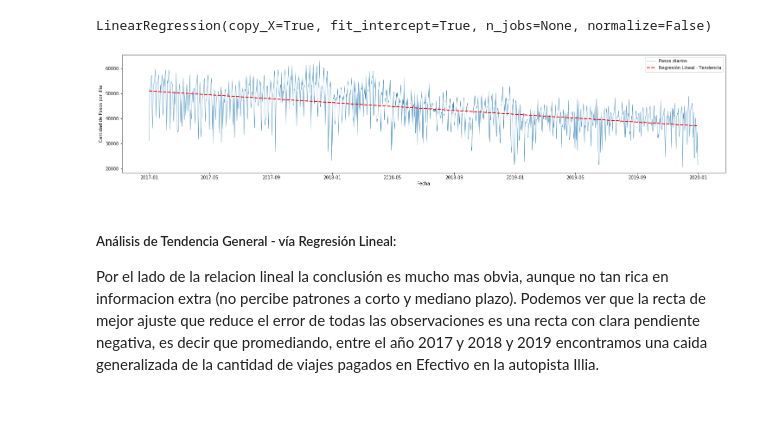
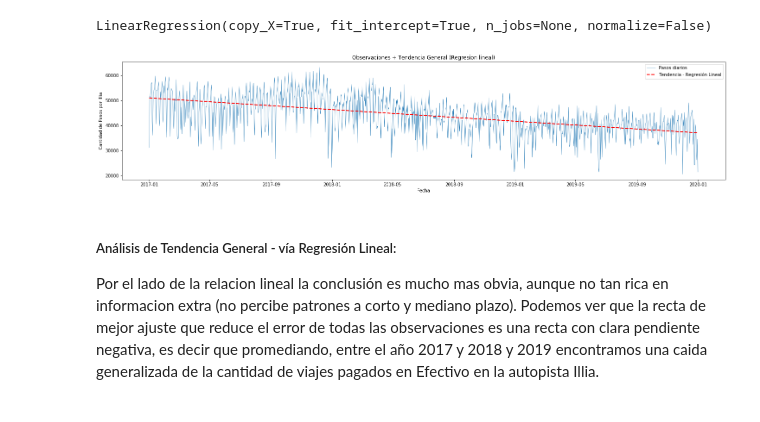
Before and after one commit to torres-federico-e/Acamica_proyecto_3, a Jupyter notebook: Proyecto 3 - Series de Tiempo.ipynb, the cells around one changed output. Drawn from its saved outputs; the diff is of its cells as text; code cells hidden in the pictures.

```diff
--- a/Proyecto 3 - Series de Tiempo.ipynb
+++ b/Proyecto 3 - Series de Tiempo.ipynb
@@ -749,16 +749,17 @@ LinearRegression(copy_X=True, fit_intercept=True, n_jobs=None, normalize=False)
 # %%
 plt.figure(figsize = (25,5))
 plt.plot(diario.index, diario.cantidad_pasos, lw=0.6, label = 'Pasos diarios')
 #plt.plot(diario_promedio_tendencia, ls = '--', lw = 4, label = 'Pasos Promedio - Media Movil')
-plt.plot(diario.index, lr.predict(diario.fecha_numeros.values.reshape(-1, 1)), '--', c='r', lw = 2, label = 'Regresión Lineal - Tendencia')
+plt.plot(diario.index, lr.predict(diario.fecha_numeros.values.reshape(-1, 1)), '--', c='r', lw = 2, label = 'Tendencia - Regresión Lineal')
 # plt.xlim(datetime.date(1985,1,1), datetime.date(2018,1,1))
 # plt.ylim([0,30])
+plt.title("Observaciones + Tendencia General (Regresion lineal)")
 plt.xlabel('Fecha')
 plt.ylabel('Cantidad de Pasos por Illia')
 plt.legend()
 plt.show()
 # %% [output]
-[figure, old version]
+[figure, new version]
 # %% [markdown]
 ##### Análisis de Tendencia General - vía Regresión Lineal:
 Por el lado de la relacion lineal la conclusión es mucho mas obvia, aunque no tan rica en informacion extra (no percibe patrones a corto y mediano plazo). Podemos ver que la recta de mejor ajuste que reduce el error de todas las observaciones es una recta con clara pendiente negativa, es decir que promediando, entre el año 2017 y 2018 y 2019 encontramos una caida generalizada de la cantidad de viajes pagados en Efectivo en la autopista Illia.
```
Also changed, not shown: parts of 11 cells of this notebook.
